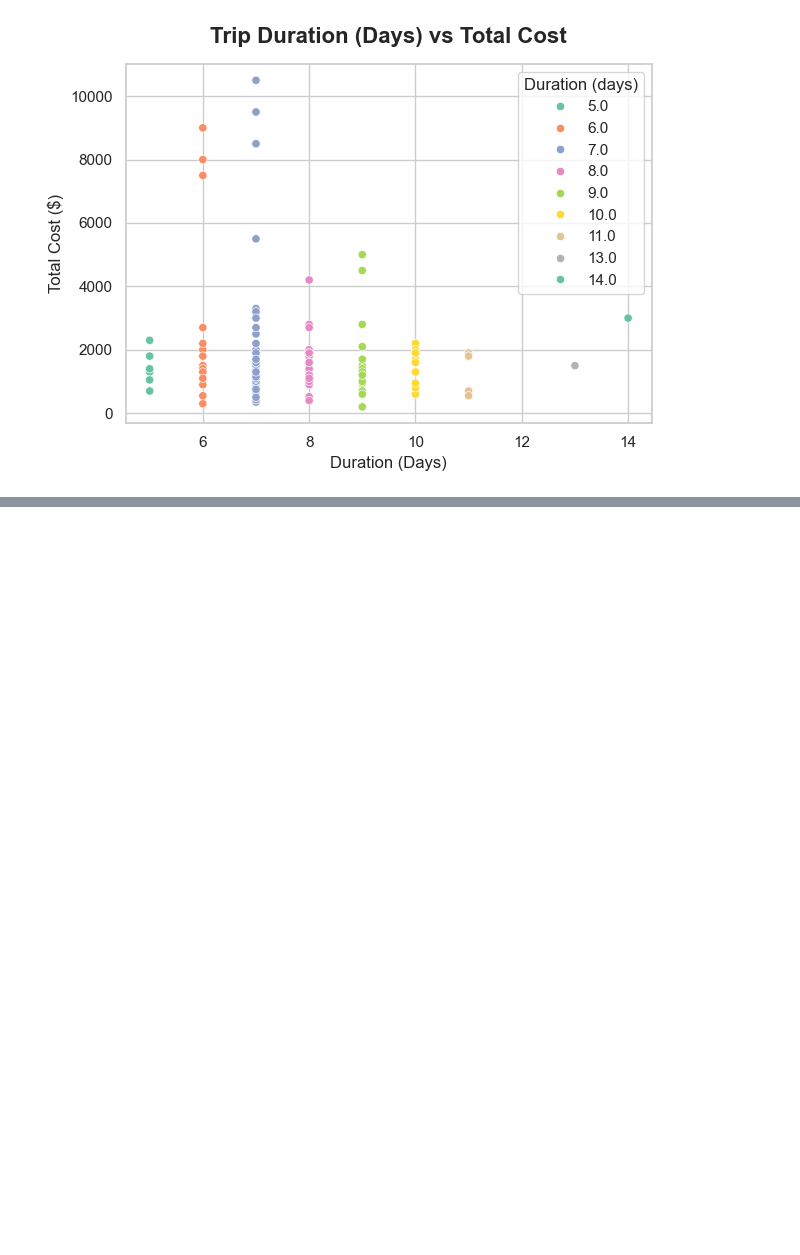
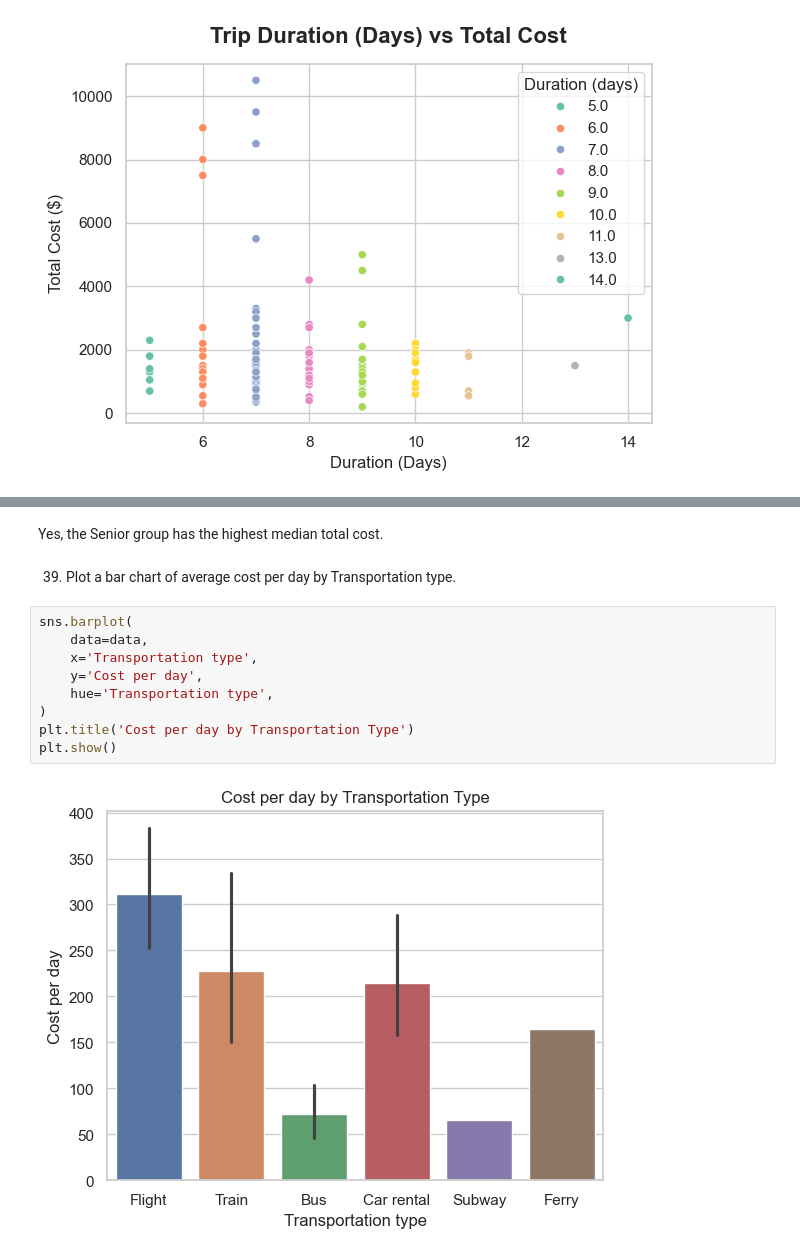
Before and after one commit to bikashsahani/Travel-Data-Analysis, a Jupyter notebook: Travel_data_analysis.ipynb, the cells around one changed output, grey strips where cells are left out. Drawn from its saved outputs; the diff is of its cells as text; blank space fills up the shorter version.

```diff
--- a/Travel_data_analysis.ipynb
+++ b/Travel_data_analysis.ipynb
@@ -709,0 +794,15 @@ plt.show()
+# %% [markdown]
+Yes, the Senior group has the highest median total cost.
+# %% [markdown]
+39. Plot a bar chart of average cost per day by Transportation type.
+# %%
+sns.barplot(
+    data=data,
+    x='Transportation type',
+    y='Cost per day',
+    hue='Transportation type',
+)
+plt.title('Cost per day by Transportation Type')
+plt.show()
+# %% [output]
+[figure, added]
```
Also changed, not shown: parts of 16 cells of this notebook.
